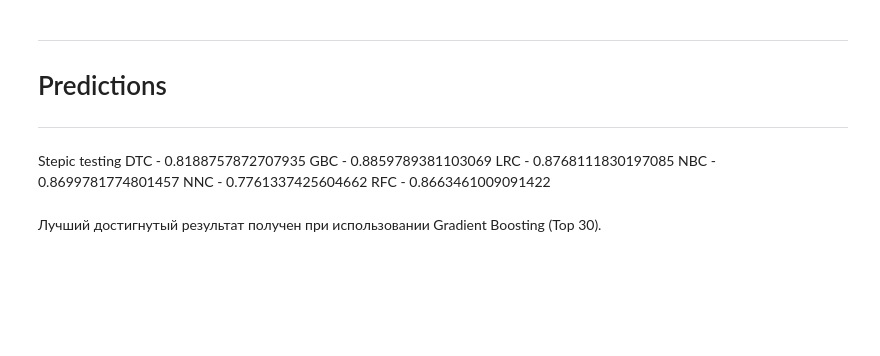
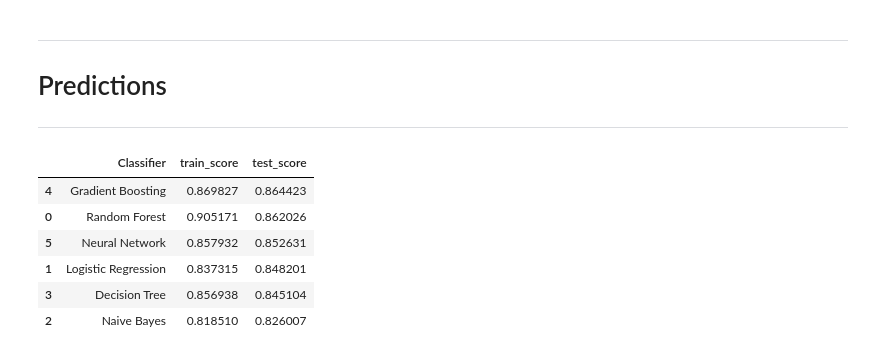
Before and after one commit to Froztgal/Stepic_ML_Contest, a Jupyter notebook: stepic_ml_contest.ipynb, the cells around one changed output. Saved outputs shown, nothing was run; the diff lists cells and outputs as text; code cells hidden in the pictures; blank space fills up the shorter version.

```diff
--- a/stepic_ml_contest.ipynb
+++ b/stepic_ml_contest.ipynb
@@ -483,6 +129,3 @@ pipe_svc, train_score, test_score = svc(X_train, X_test, y_train, y_test, scaler
-# %%
-res_df = res_df.append({"Classifier": "Support Vector Classification",
-                        "train_score": train_score, "test_score": test_score}, ignore_index=True)
 # %% [markdown]
 ---
 
@@ -490,7 +133,7 @@ res_df = res_df.append({"Classifier": "Support Vector Classification",
 
 ---
 # %%
-pipe_dtc, train_score, test_score = dtc(X_train, X_test, y_train, y_test, scaler)
+pipe_dtc, train_score, test_score = decision_tree_classifier(X_train, X_test, y_train, y_test, scaler)
 # %%
 res_df = res_df.append({"Classifier": "Decision Tree",
                         "train_score": train_score, "test_score": test_score}, ignore_index=True)
@@ -501,7 +144,7 @@ res_df = res_df.append({"Classifier": "Decision Tree",
 
 ---
 # %%
-pipe_gbc, train_score, test_score = gbc(X_train, X_test, y_train, y_test, scaler)
+pipe_gbc, train_score, test_score = gradient_boosting_classifier(X_train, X_test, y_train, y_test, scaler)
 # %%
 res_df = res_df.append({"Classifier": "Gradient Boosting",
                         "train_score": train_score, "test_score": test_score}, ignore_index=True)
@@ -512,7 +155,7 @@ res_df = res_df.append({"Classifier": "Gradient Boosting",
 
 ---
 # %%
-pipe_nnc, train_score, test_score = nnc(X_train, X_test, y_train, y_test, scaler)
+pipe_nnc, train_score, test_score = neural_network_classifier(X_train, X_test, y_train, y_test, scaler)
 # %%
 res_df = res_df.append({"Classifier": "Neural Network",
                         "train_score": train_score, "test_score": test_score}, ignore_index=True)
@@ -522,6 +165,16 @@ res_df = res_df.append({"Classifier": "Neural Network",
 # Predictions
 
 ---
+# %%
+res_df.sort_values("test_score", ascending=False)
+# %% [output]
+|  | Classifier | train_score | test_score |
+| 4 | Gradient Boosting | 0.869827 | 0.864423 |
+| 0 | Random Forest | 0.905171 | 0.862026 |
+| 5 | Neural Network | 0.857932 | 0.852631 |
+| 1 | Logistic Regression | 0.837315 | 0.848201 |
+| 3 | Decision Tree | 0.856938 | 0.845104 |
+| 2 | Naive Bayes | 0.818510 | 0.826007 |
 # %%
 pipes = [pipe_gbc, pipe_rfc, pipe_lrc, pipe_nnc, pipe_dtc, pipe_nbc]
 labels = ["pipe_gbc", "pipe_rfc", "pipe_lrc", "pipe_nnc", "pipe_dtc", "pipe_nbc"]
@@ -533,10 +185,0 @@ for i in range(len(pipes)):
-# %% [markdown]
-Stepic testing
-  DTC - 0.8188757872707935
-  GBC - 0.8859789381103069
-  LRC - 0.8768111830197085
-  NBC - 0.8699781774801457
-  NNC - 0.7761337425604662
-  RFC - 0.8663461009091422
-# %% [markdown]
-Лучший достигнутый результат получен при использовании Gradient Boosting (Top 30).
```
Also changed, not shown: parts of 39 cells of this notebook, 3 other files.
